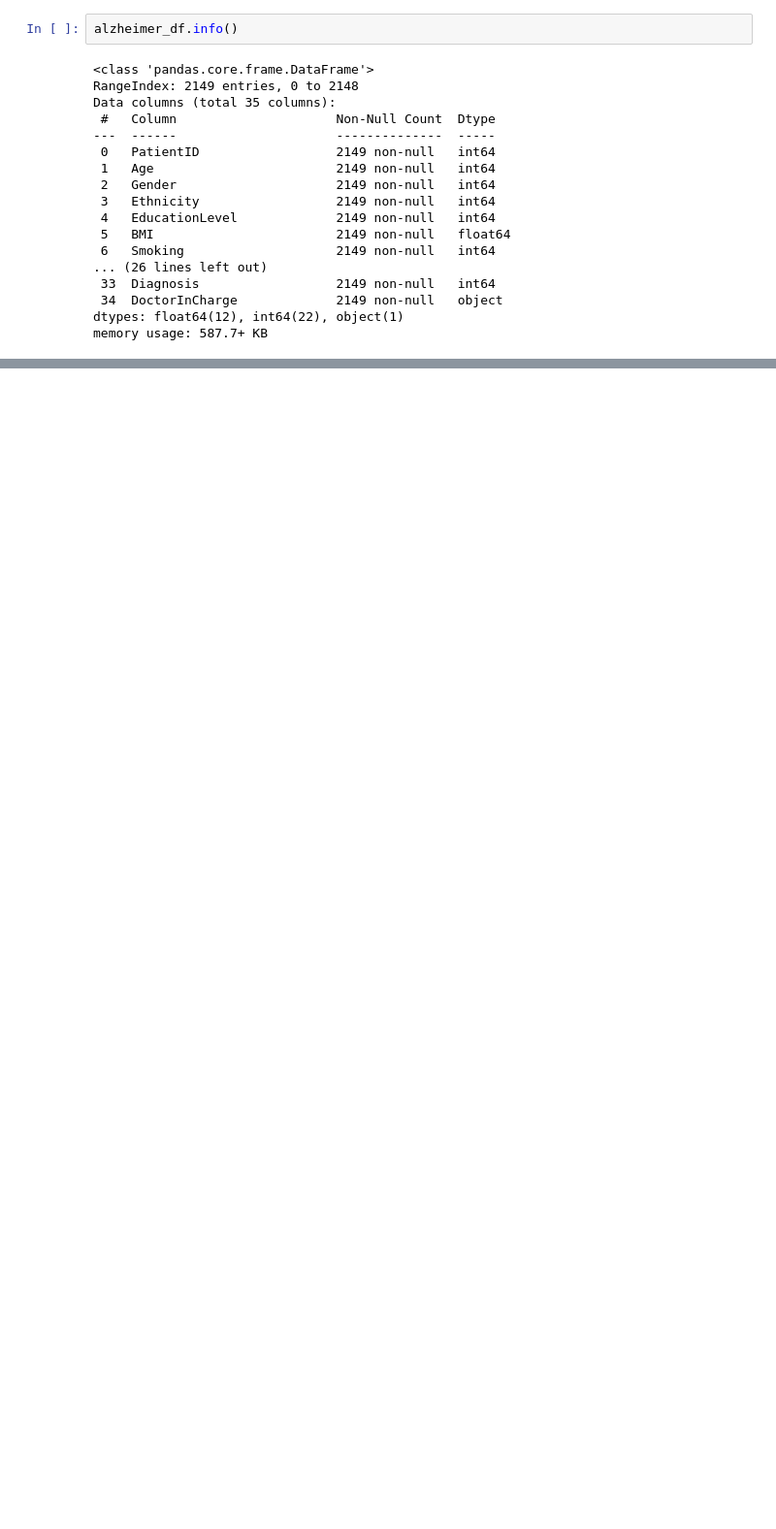
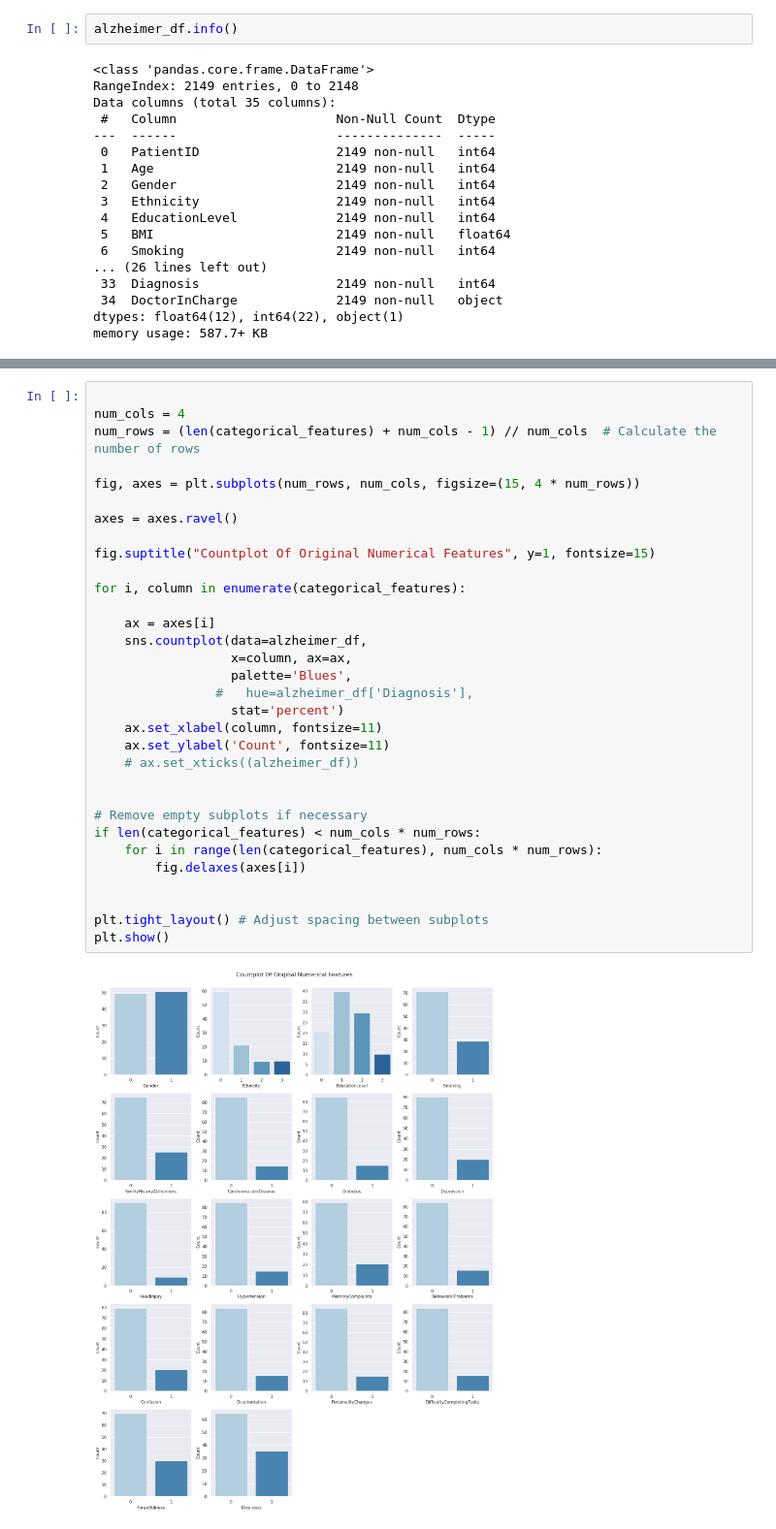
Before and after one commit to lovecrushfamily/Alzheimer_Disease, a Jupyter notebook: notebook.ipynb, the cells around one changed output, grey strips where cells are left out. Shown at 97% size. Drawn from its saved outputs; the diff is of its cells as text; blank space fills up the shorter version.

```diff
--- a/notebook.ipynb
+++ b/notebook.ipynb
@@ -68,0 +230,34 @@ ValueError: could not convert string to float: 'XXXConfid'
+# %%
+
+num_cols = 4
+num_rows = (len(categorical_features) + num_cols - 1) // num_cols  # Calculate the number of rows
+
+fig, axes = plt.subplots(num_rows, num_cols, figsize=(15, 4 * num_rows))
+
+axes = axes.ravel()
+
+fig.suptitle("Countplot Of Original Numerical Features", y=1, fontsize=15)
+
+for i, column in enumerate(categorical_features):
+
+    ax = axes[i]
+    sns.countplot(data=alzheimer_df,
+                  x=column, ax=ax,
+                  palette='Blues',
+                #   hue=alzheimer_df['Diagnosis'],
+                  stat='percent')
+    ax.set_xlabel(column, fontsize=11)
+    ax.set_ylabel('Count', fontsize=11)
+    # ax.set_xticks((alzheimer_df))
+
+
+# Remove empty subplots if necessary
+if len(categorical_features) < num_cols * num_rows:
+    for i in range(len(categorical_features), num_cols * num_rows):
+        fig.delaxes(axes[i])
+
+
+plt.tight_layout() # Adjust spacing between subplots
+plt.show()
+# %% [output]
+[figure, added]
```
Also changed, not shown: parts of 29 cells of this notebook, 1 other file.
